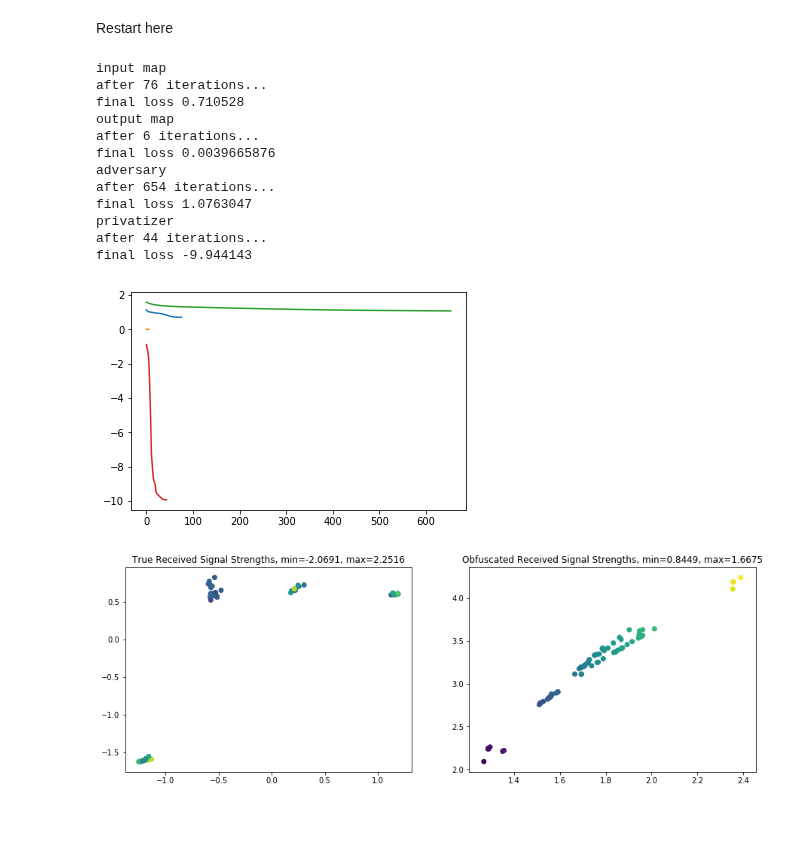
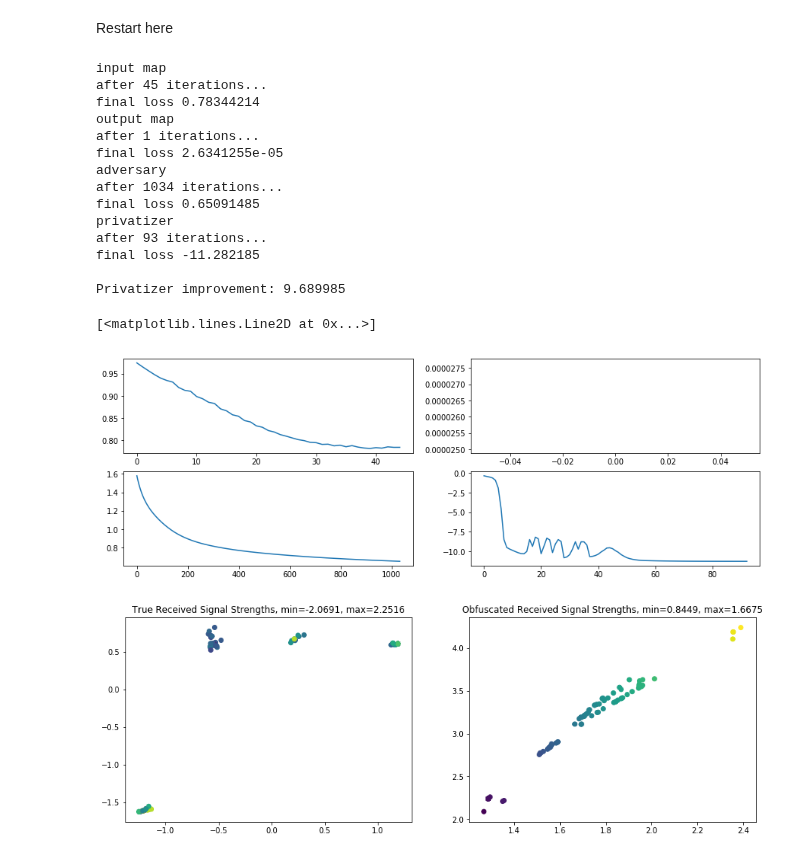
Before and after one commit to lillyclark/privacy-utility, a Jupyter notebook: GAP final version.ipynb, the cells around one changed output. Cells and saved outputs as stored; diff of their text form; code cells hidden in the pictures; blank space fills up the shorter version.

Commit message:
loss plots

```diff
--- a/GAP final version.ipynb
+++ b/GAP final version.ipynb
@@ -152,12 +152,12 @@ privatizer_loss = tf.subtract(tf.multiply(map_error, penalty),
                               tf.reduce_mean(tf.keras.backend.sparse_categorical_crossentropy(trueusers, combined)))
 p_train = p_train.minimize(privatizer_loss, var_list = p_vars)
 # %%
-def train(trainstep, trainloss, max_iter, vis):
+def train(trainstep, trainloss, max_iter):
     plotlist = []
     delta1 = 100
     delta2 = 0
     count_iter = 0
-    while (delta1 - delta2) >= 0.0001 and count_iter < max_iter:
+    while abs(delta1 - delta2) >= 0.0001 and count_iter < max_iter:
         count_iter += 1
         delta1 = trainloss.eval(session=sess)
         trainstep.run(session=sess)
@@ -165,37 +165,50 @@ def train(trainstep, trainloss, max_iter, vis):
         plotlist.append(trainloss.eval(session=sess))
     print("after", count_iter, "iterations...")
     print("final loss", plotlist[-1])
-    if vis:
-        plt.plot(plotlist)
+    return plotlist
 # %%
 # x, trueusers = sampleChania(Chania, 100)
 # y = p5(p4(p3(p2(p1(x)))))
 # m1 = i4(i3(i2(i1(x[:,2:]))))
 # m2 = o4(o3(o2(o1(y[:,2:]))))
 # users = a2(a1(y))
 # combined = a2(a1(p5(p4(p3(p2(p1(x)))))))
+
+delta1 = privatizer_loss.eval(session=sess)
 print("input map")
-train(m1_train, m1_loss, 1000, True)
+m1plot = train(m1_train, m1_loss, 1000)
 print("output map")
-train(m2_train, m2_loss, 1000, True)
+m2plot = train(m2_train, m2_loss, 1000)
 print("adversary")
-train(a_train, adversary_loss, 1000, True)
+aplot = train(a_train, adversary_loss, 2000)
 print("privatizer")
-train(p_train, privatizer_loss, 1000, True)
+pplot = train(p_train, privatizer_loss, 1000)
+delta2 = privatizer_loss.eval(session=sess)
+print("")
+print("Privatizer improvement:", delta1-delta2)
+
+fig, ax = plt.subplots(2, 2, figsize=(15, 5))
+ax[0][0].plot(m1plot)
+ax[0][1].plot(m2plot)
+ax[1][0].plot(aplot)
+ax[1][1].plot(pplot)
 # %% [output]
 input map
-after 76 iterations...
-final loss 0.710528
+after 45 iterations...
+final loss 0.78344214
 output map
-after 6 iterations...
-final loss 0.0039665876
+after 1 iterations...
+final loss 2.6341255e-05
 adversary
-after 654 iterations...
-final loss 1.0763047
+after 1034 iterations...
+final loss 0.65091485
 privatizer
-after 44 iterations...
-final loss -9.944143
+after 93 iterations...
+final loss -11.282185
+
+Privatizer improvement: 9.689985
+[<matplotlib.lines.Line2D at 0x...>]
-[figure, old version]
+[figure, new version]
 # %%
 plot_rssi(x, y, sess)
 plot_users(x, y, users, trueusers, sess)
```
